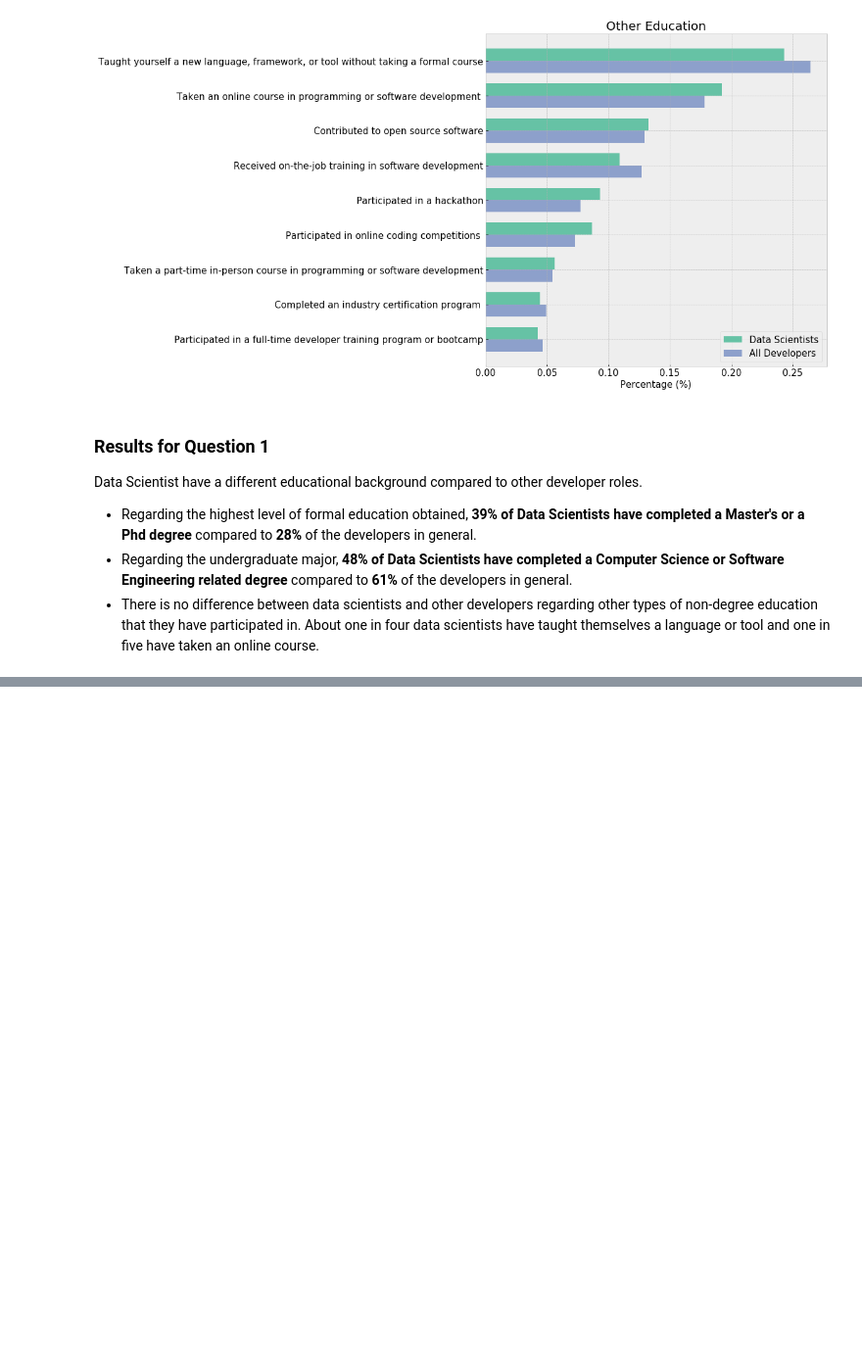
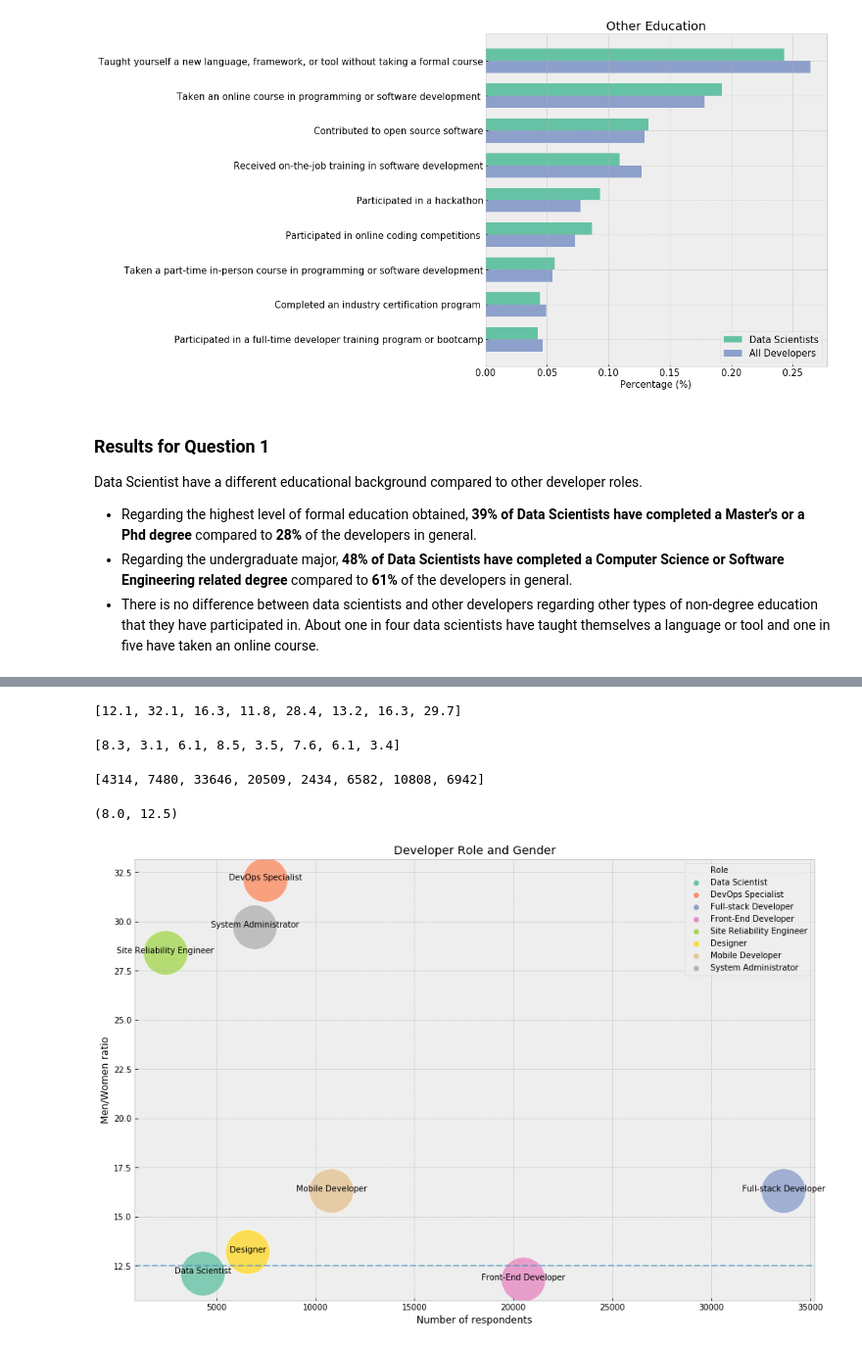
Before and after one commit to leedah/data-scientists-stackoverflow-analysis, a Jupyter notebook: Stackoverflow 2019 Survey.ipynb, the cells around one changed output, grey strips where cells are left out. Shown at 98% size. Drawn from its saved outputs; the diff is of its cells as text; code cells hidden in the pictures; blank space fills up the shorter version.

```diff
--- a/Stackoverflow 2019 Survey.ipynb
+++ b/Stackoverflow 2019 Survey.ipynb
@@ -507,0 +589,65 @@ Data Scientist have a different educational background compared to other develop
+# %%
+# Get percentages of men to women in all developer types
+all_ratio = get_gender_ratio(df)
+
+# Get ratios of men to women in different developer types
+gender_ratio = []
+for d in dev_dataframes:
+    gender_ratio.append(get_gender_ratio(d))
+
+gender_ratio
+# %% [output]
+[12.1, 32.1, 16.3, 11.8, 28.4, 13.2, 16.3, 29.7]
+# %%
+# Get percentages of women in all developer roles
+p = get_gender_percentage(df)
+
+# Get percentages of women in different developer roles
+gender_percentage = []
+
+for d in dev_dataframes:
+    gender_percentage.append(get_gender_percentage(d))
+
+gender_percentage
+# %% [output]
+[8.3, 3.1, 6.1, 8.5, 3.5, 7.6, 6.1, 3.4]
+# %%
+# Get count of different developer roles
+dev_count = []
+
+for d in dev_dataframes:
+    dev_count.append(get_count(d))
+
+dev_count
+# %% [output]
+[4314, 7480, 33646, 20509, 2434, 6582, 10808, 6942]
+# %%
+p, all_ratio
+# %% [output]
+(8.0, 12.5)
+# %%
+# Create dataframe for scatter plot
+
+gender_df = pd.DataFrame({
+    'Count': dev_count,
+    'Ratio': gender_ratio,
+    'Percentage': gender_percentage,
+    'Role': dev_roles
+})
+# %%
+# Create scatter plot of ratio men to women for different developer roles
+
+plt.figure(figsize = (15,10))
+
+ax = sns.scatterplot(gender_df.Count, gender_df.Ratio, alpha = 0.8, hue=gender_df.Role, s=3000, palette="Set2")
+
+ax.set(xlabel='Number of respondents', ylabel='Men/Women ratio', title='Developer Role and Gender')
+
+# Create a line to show the average ratio
+ax.axhline(all_ratio, ls='--', alpha=0.5)
+
+# For each point, we add a text inside the bubble
+for line in range(0, gender_df.shape[0]):
+     ax.text(gender_df.Count[line], gender_df.Ratio[line], gender_df.Role[line], horizontalalignment='center')
+# %% [output]
+[figure, added]
```
Also changed, not shown: parts of 11 cells of this notebook.
